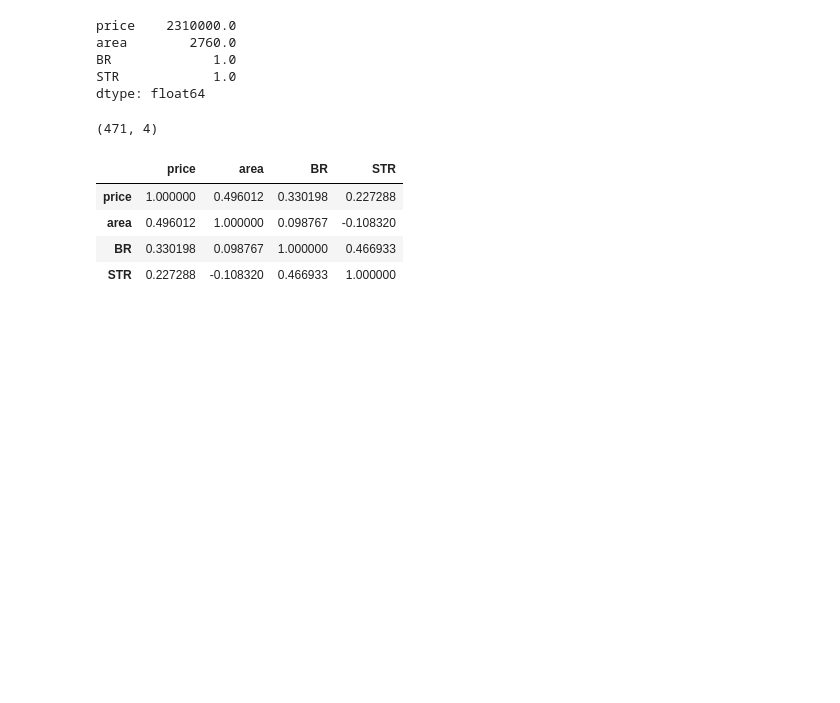
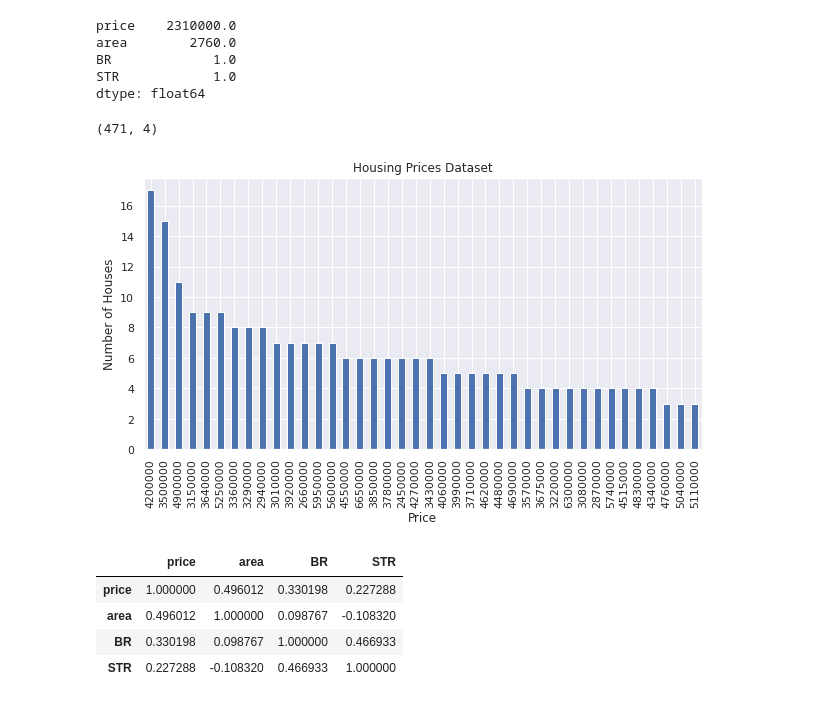
Before and after one commit to gitmccoyabrasaldo/Elective2-MachineLearning, a Jupyter notebook: Exploratory_data_Analysis.ipynb, the cells around one changed output. Saved outputs shown, nothing was run; the diff lists cells and outputs as text; code cells hidden in the pictures; blank space fills up the shorter version.

```diff
--- a/Exploratory_data_Analysis.ipynb
+++ b/Exploratory_data_Analysis.ipynb
@@ -459,6 +459,14 @@ df.shape
 (471, 4)
 # %%
 #@title Create a boxplot, scatter plot and histogram , heat map for visualization.
+# %%
+#@title My Histogram
+df.price.value_counts().nlargest(40).plot(kind='bar', figsize=(10,5))
+plt.title("Housing Prices Dataset")
+plt.ylabel('Number of Houses')
+plt.xlabel('Price');
+# %% [output]
+[figure, added]
 # %%
 #@title My Heat Maps
 plt.figure(figsize=(10,5))
```
Also changed, not shown: parts of 3 cells of this notebook.
